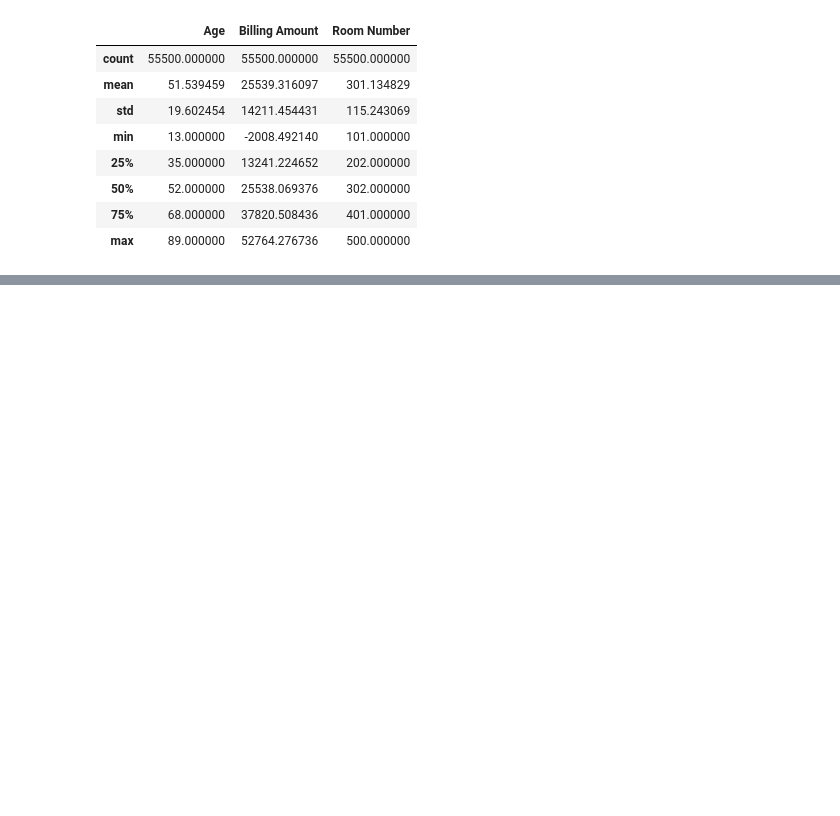
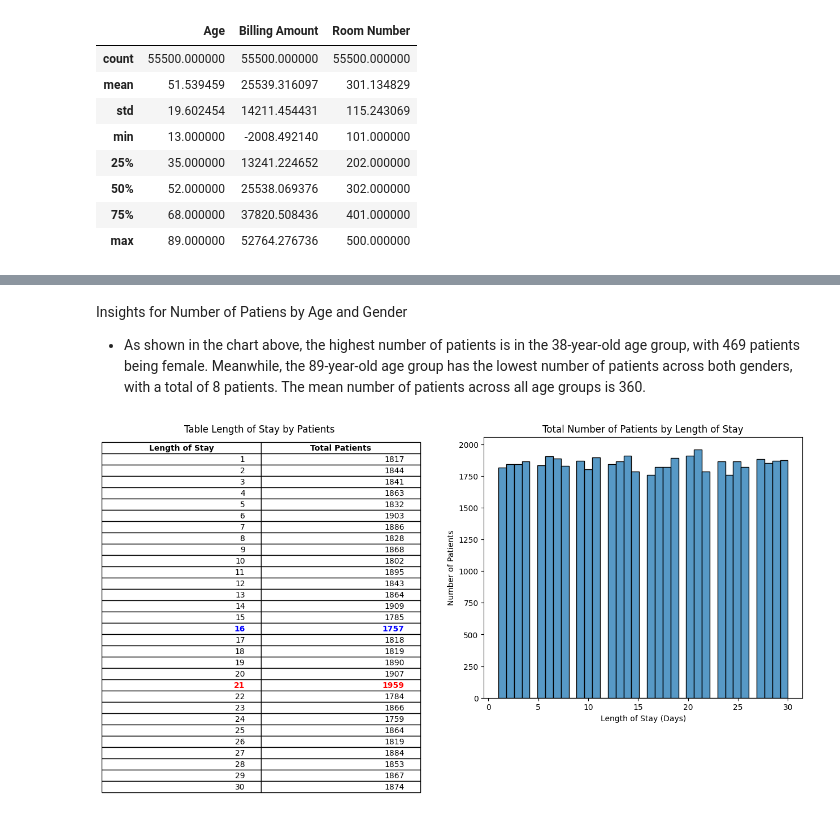
Before and after one commit to NurF-portfolio/Healthcare-Dataset, a Jupyter notebook: Notebooks/Healthcare_Data_Analysis.ipynb, the cells around one changed output, grey strips where cells are left out. Drawn from its saved outputs; the diff is of its cells as text; code cells hidden in the pictures; blank space fills up the shorter version.

```diff
--- a/Notebooks/Healthcare_Data_Analysis.ipynb
+++ b/Notebooks/Healthcare_Data_Analysis.ipynb
@@ -333,0 +248,50 @@ df.to_csv('healthcare_dataset_clean.csv',index=False)
+# %% [markdown]
+Insights for Number of Patiens by Age and Gender
+
+  - As shown in the chart above, the highest number of patients is in the 38-year-old age group, with 469 patients being female. Meanwhile, the 89-year-old age group has the lowest number of patients across both genders, with a total of 8 patients. The mean number of patients across all age groups is 360.
+# %%
+# Table and Chart for Length of Stay
+
+fig, axes = plt.subplots(1,2, figsize=(16,6))
+
+#Table for Length of Stay
+freq_table = df['Length of Stay'].value_counts().sort_index().reset_index()
+freq_table.columns = ['Length of Stay', 'Total Patients']
+
+#Calculate max and min
+max_val = freq_table['Total Patients'].max()
+min_val = freq_table['Total Patients'].min()
+
+axes[0].axis('off')  # remove axis
+table = axes[0].table(
+    cellText=freq_table.values,
+    colLabels=freq_table.columns,
+    loc='upper center',
+
+)
+table.scale(1,1.2)
+
+#change text color
+for (row, col), cell in table.get_celld().items():
+    if row == 0:
+        # header
+        cell.set_text_props(weight='bold')
+    else:
+        value = freq_table.iloc[row-1, 1]  # Total Patients
+        if value == max_val:
+            cell.set_text_props(color='red', weight='bold')
+        elif value == min_val:
+            cell.set_text_props(color='blue', weight='bold')
+axes[0].set_title("Table Length of Stay by Patients ")
+
+
+#Graph for Length of Stay
+sns.histplot(df['Length of Stay'], ax=axes[1])
+
+axes[1].set_title("Total Number of Patients by Length of Stay")
+axes[1].set_xlabel("Length of Stay (Days)")
+axes[1].set_ylabel("Number of Patients")
+
+plt.show()
+# %% [output]
+[figure, added]
```
Also changed, not shown: parts of 80 cells of this notebook.
